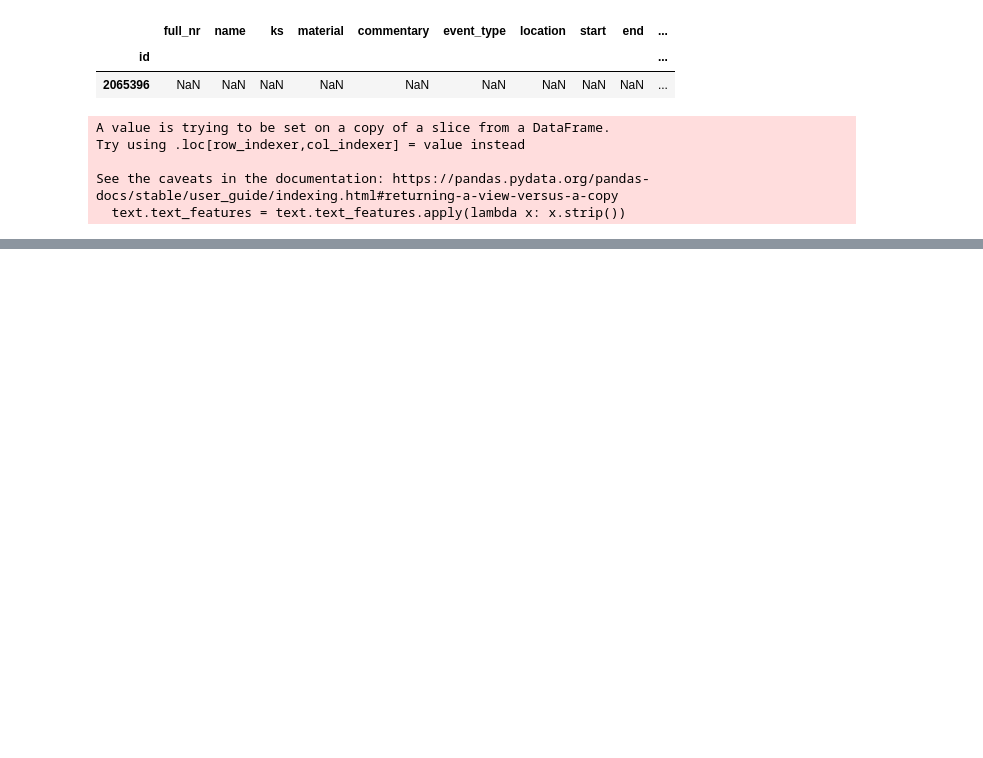
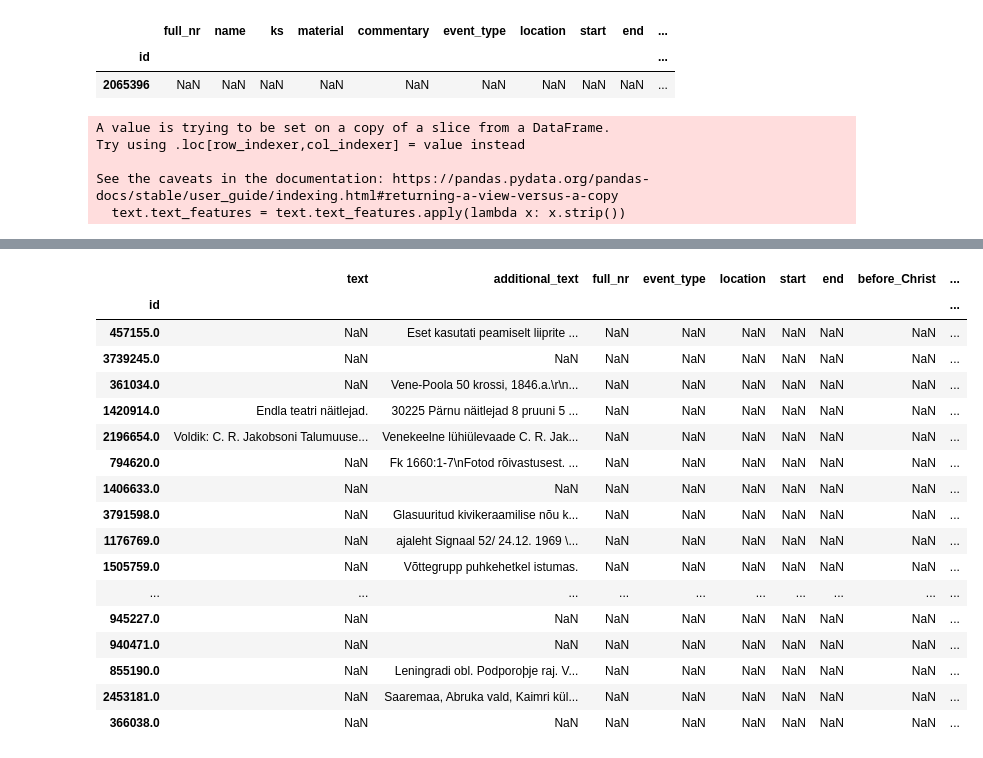
Before and after one commit to tillwenke/museum_item_classification, a Jupyter notebook: typeless_data_discovery.ipynb, the cells around one changed output, grey strips where cells are left out. Saved outputs shown, nothing was run; the diff lists cells and outputs as text; code cells hidden in the pictures; blank space fills up the shorter version.

Commit message:
try inference real data and bow

```diff
--- a/typeless_data_discovery.ipynb
+++ b/typeless_data_discovery.ipynb
@@ -82,0 +137,2 @@ typeless_samples.to_csv('data/typeless/data.csv', index=True)
+# %%
+train, world = align_features(train, world, by='intersection')
@@ -82,0 +141,6 @@ typeless_samples.to_csv('data/typeless/data.csv', index=True)
+# %%
+rfc = RandomForestClassifier().fit(train.drop('type', axis=1), train.type)
+# %%
+og_world = pd.read_csv('data/typeless/data.csv', index_col='id')
+# %%
+og_world['type'] = rfc.predict(world)
@@ -82,0 +176,21 @@ typeless_samples.to_csv('data/typeless/data.csv', index=True)
+# %%
+og_world.head(30)
+# %% [output]
+|  | text | additional_text | full_nr | event_type | location | start | end | before_Christ | ... |
+| id |  |  |  |  |  |  |  |  | ... |
+| 457155.0 | NaN | Eset kasutati peamiselt liiprite ... | NaN | NaN | NaN | NaN | NaN | NaN | ... |
+| 3739245.0 | NaN | NaN | NaN | NaN | NaN | NaN | NaN | NaN | ... |
+| 361034.0 | NaN | Vene-Poola 50 krossi, 1846.a.\r\n... | NaN | NaN | NaN | NaN | NaN | NaN | ... |
+| 1420914.0 | Endla teatri näitlejad. | 30225 Pärnu näitlejad 8 pruuni 5 ... | NaN | NaN | NaN | NaN | NaN | NaN | ... |
+| 2196654.0 | Voldik: C. R. Jakobsoni Talumuuse... | Venekeelne lühiülevaade C. R. Jak... | NaN | NaN | NaN | NaN | NaN | NaN | ... |
+| 794620.0 | NaN | Fk 1660:1-7\nFotod rõivastusest. ... | NaN | NaN | NaN | NaN | NaN | NaN | ... |
+| 1406633.0 | NaN | NaN | NaN | NaN | NaN | NaN | NaN | NaN | ... |
+| 3791598.0 | NaN | Glasuuritud kivikeraamilise nõu k... | NaN | NaN | NaN | NaN | NaN | NaN | ... |
+| 1176769.0 | NaN | ajaleht Signaal 52/ 24.12. 1969 \... | NaN | NaN | NaN | NaN | NaN | NaN | ... |
+| 1505759.0 | NaN | Võttegrupp puhkehetkel istumas. | NaN | NaN | NaN | NaN | NaN | NaN | ... |
+| ... | ... | ... | ... | ... | ... | ... | ... | ... | ... |
+| 945227.0 | NaN | NaN | NaN | NaN | NaN | NaN | NaN | NaN | ... |
+| 940471.0 | NaN | NaN | NaN | NaN | NaN | NaN | NaN | NaN | ... |
+| 855190.0 | NaN | Leningradi obl. Podporoþje raj. V... | NaN | NaN | NaN | NaN | NaN | NaN | ... |
+| 2453181.0 | NaN | Saaremaa, Abruka vald, Kaimri kül... | NaN | NaN | NaN | NaN | NaN | NaN | ... |
+| 366038.0 | NaN | NaN | NaN | NaN | NaN | NaN | NaN | NaN | ... |
```
Also changed, not shown: parts of 22 cells of this notebook, 2 other files.
